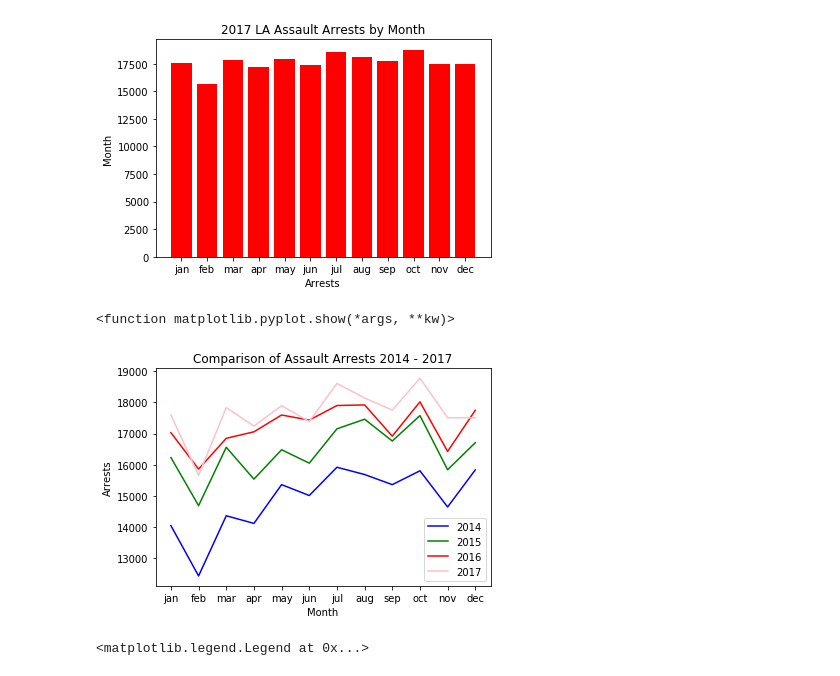
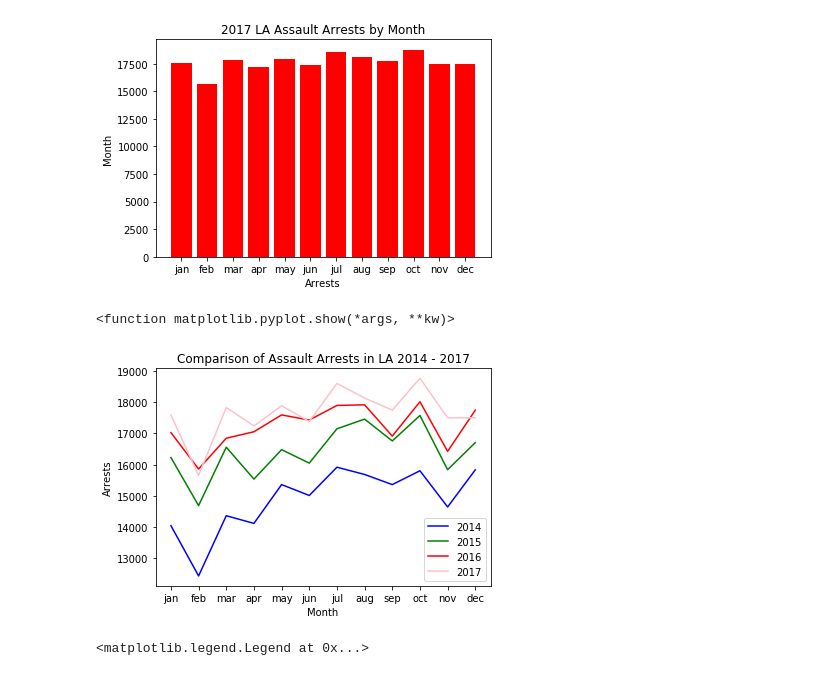
Before and after one commit to markmessick/nyc-crime-analysis, a Jupyter notebook: NYC vs LA Assault Arrest Data Final (pull).ipynb, the cells around one changed output. Drawn from its saved outputs; the diff is of its cells as text; code cells hidden in the pictures.

```diff
--- a/NYC vs LA Assault Arrest Data Final (pull).ipynb
+++ b/NYC vs LA Assault Arrest Data Final (pull).ipynb
@@ -787,19 +789,19 @@ plt.show
 # %%
 la_fourteen_line, = plt.plot(x_axis, la_months_14, color="blue", label="2014" )
 la_fifteen_line, = plt.plot(x_axis, la_months_15, color="green", label="2015")
 la_sixteen_line, = plt.plot(x_axis, la_months_16, color="red", label="2016")
 la_seventeen_line, = plt.plot(x_axis, la_months_17, color="pink", label="2017")
 
 
 plt.legend(handles=[la_fourteen_line, la_fifteen_line, la_sixteen_line, la_seventeen_line], loc="best")
 
 plt.xlabel("Month")
 plt.ylabel("Arrests")
-plt.title("Comparison of Assault Arrests 2014 - 2017")
+plt.title("Comparison of Assault Arrests in LA 2014 - 2017")
 plt.show
 # %% [output]
 <function matplotlib.pyplot.show(*args, **kw)>
-[figure, old version]
+[figure, new version]
 # %%
 la_spring_15 = len(la_mar_15) + len(la_apr_15) + len(la_may_15)
 la_spring_16 = len(la_mar_16) + len(la_apr_16) + len(la_may_16)
```
Also changed, not shown: parts of 18 cells of this notebook.
